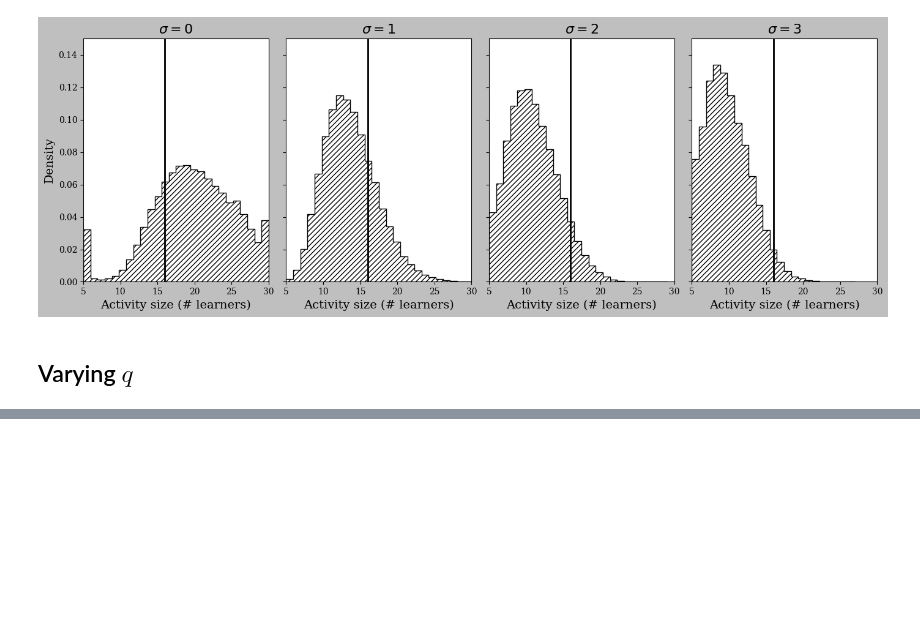
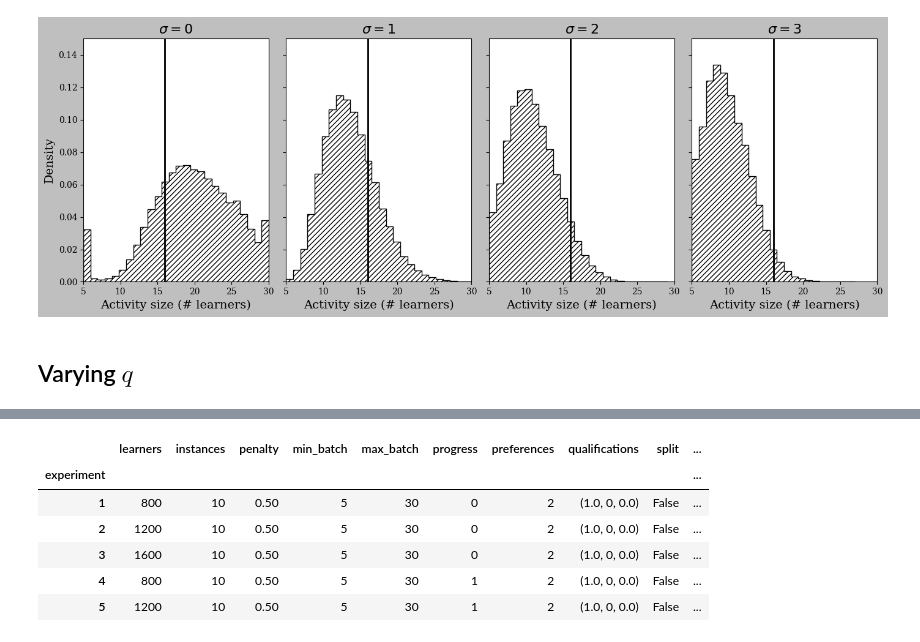
Before and after one commit to N-Wouda/PL-Hourly-Heuristic, a Jupyter notebook: managerial_insight.ipynb, the cells around one changed output, grey strips where cells are left out. Drawn from its saved outputs; the diff is of its cells as text; code cells hidden in the pictures; blank space fills up the shorter version.

```diff
--- a/managerial_insight.ipynb
+++ b/managerial_insight.ipynb
@@ -301,0 +313,11 @@ Progress 3; pct above split: 2.49%
+# %%
+vq_exps = pd.read_csv("experiments/vq.csv", index_col="index").rename_axis(index="experiment")
+vq_exps.head()
+# %% [output]
+|  | learners | instances | penalty | min_batch | max_batch | progress | preferences | qualifications | split | ... |
+| experiment |  |  |  |  |  |  |  |  |  | ... |
+| 1 | 800 | 10 | 0.50 | 5 | 30 | 0 | 2 | (1.0, 0, 0.0) | False | ... |
+| 2 | 1200 | 10 | 0.50 | 5 | 30 | 0 | 2 | (1.0, 0, 0.0) | False | ... |
+| 3 | 1600 | 10 | 0.50 | 5 | 30 | 0 | 2 | (1.0, 0, 0.0) | False | ... |
+| 4 | 800 | 10 | 0.50 | 5 | 30 | 1 | 2 | (1.0, 0, 0.0) | False | ... |
+| 5 | 1200 | 10 | 0.50 | 5 | 30 | 1 | 2 | (1.0, 0, 0.0) | False | ... |
```
Also changed, not shown: parts of 5 cells of this notebook, 1 other file.
